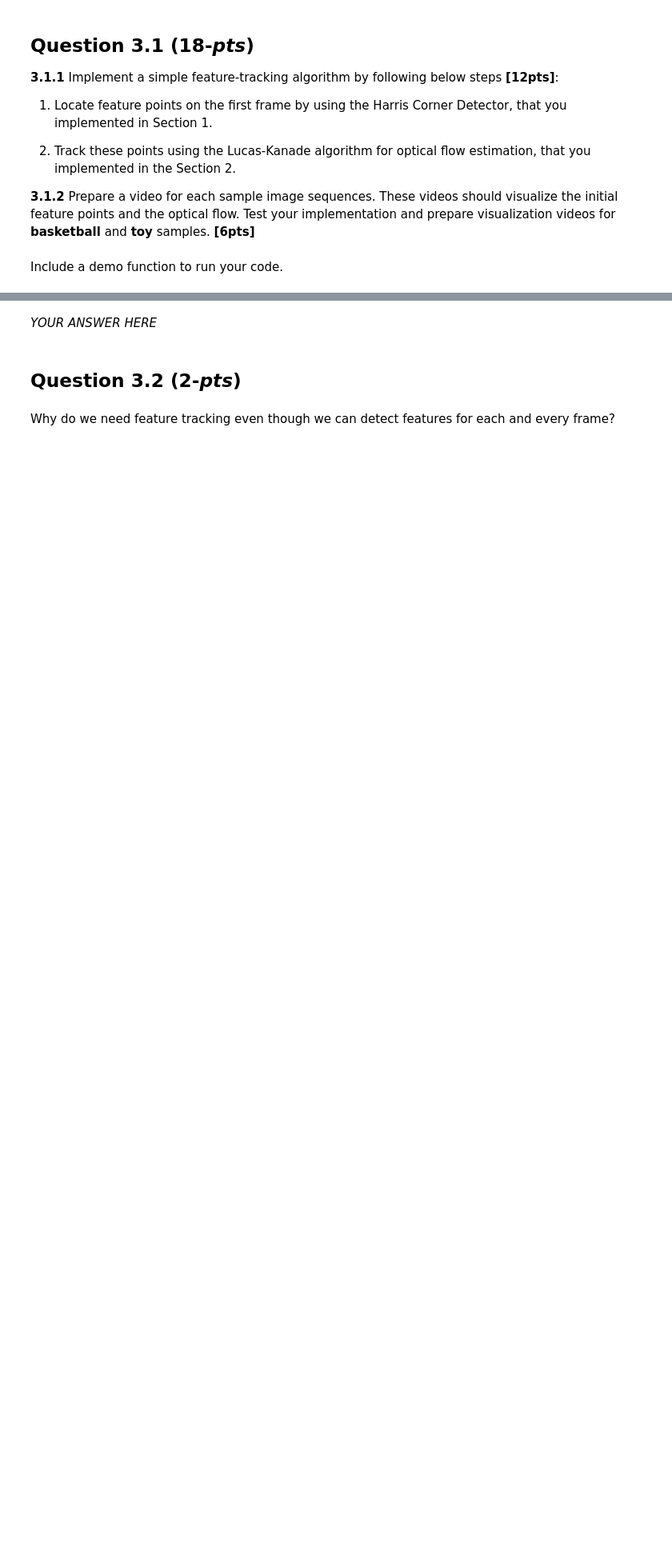
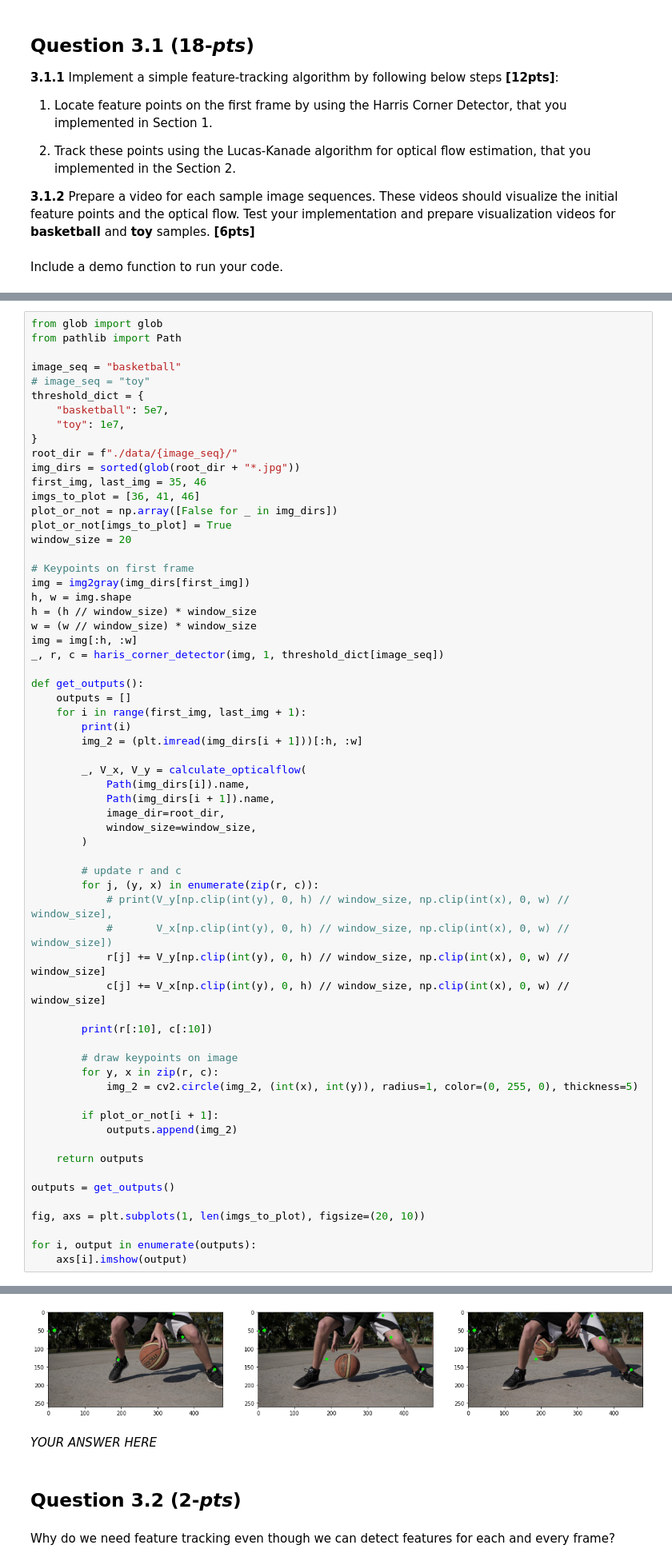
Before and after one commit to nordinbelkacemi/cv1-lab1, a Jupyter notebook: lab3/15096157_13740512_12556963.ipynb, the cells around one changed output, grey strips where cells are left out. Shown at 80% size. Drawn from its saved outputs; the diff is of its cells as text; blank space fills up the shorter version.

```diff
--- a/lab3/15096157_13740512_12556963.ipynb
+++ b/lab3/15096157_13740512_12556963.ipynb
@@ -570,0 +558,64 @@ ax.scatter(c, r, s=5, c='red', marker='o')
+# %%
+from glob import glob
+from pathlib import Path
+
+image_seq = "basketball"
+# image_seq = "toy"
+threshold_dict = {
+    "basketball": 5e7,
+    "toy": 1e7,
+}
+root_dir = f"./data/{image_seq}/"
+img_dirs = sorted(glob(root_dir + "*.jpg"))
+first_img, last_img = 35, 46
+imgs_to_plot = [36, 41, 46]
+plot_or_not = np.array([False for _ in img_dirs])
+plot_or_not[imgs_to_plot] = True
+window_size = 20
+
+# Keypoints on first frame
+img = img2gray(img_dirs[first_img])
+h, w = img.shape
+h = (h // window_size) * window_size
+w = (w // window_size) * window_size
+img = img[:h, :w]
+_, r, c = haris_corner_detector(img, 1, threshold_dict[image_seq])
+
+def get_outputs():
+    outputs = []
+    for i in range(first_img, last_img + 1):
+        print(i)
+        img_2 = (plt.imread(img_dirs[i + 1]))[:h, :w]
+
+        _, V_x, V_y = calculate_opticalflow(
+            Path(img_dirs[i]).name,
+            Path(img_dirs[i + 1]).name,
+            image_dir=root_dir,
+            window_size=window_size,
+        )
+
+        # update r and c
+        for j, (y, x) in enumerate(zip(r, c)):
+            # print(V_y[np.clip(int(y), 0, h) // window_size, np.clip(int(x), 0, w) // window_size],
+            #       V_x[np.clip(int(y), 0, h) // window_size, np.clip(int(x), 0, w) // window_size])
+            r[j] += V_y[np.clip(int(y), 0, h) // window_size, np.clip(int(x), 0, w) // window_size]
+            c[j] += V_x[np.clip(int(y), 0, h) // window_size, np.clip(int(x), 0, w) // window_size]
+
+        print(r[:10], c[:10])
+
+        # draw keypoints on image
+        for y, x in zip(r, c):
+            img_2 = cv2.circle(img_2, (int(x), int(y)), radius=1, color=(0, 255, 0), thickness=5)
+
+        if plot_or_not[i + 1]:
+            outputs.append(img_2)
+
+    return outputs
+
+outputs = get_outputs()
+
+fig, axs = plt.subplots(1, len(imgs_to_plot), figsize=(20, 10))
+
+for i, output in enumerate(outputs):
+    axs[i].imshow(output)
+# %% [output]
@@ -571,3 +639,4 @@ ax.scatter(c, r, s=5, c='red', marker='o')
+[figure, added]
 # %% [markdown]
 *YOUR ANSWER HERE*
 # %% [markdown]
```
Also changed, not shown: parts of 3 cells of this notebook, 1 other file.
